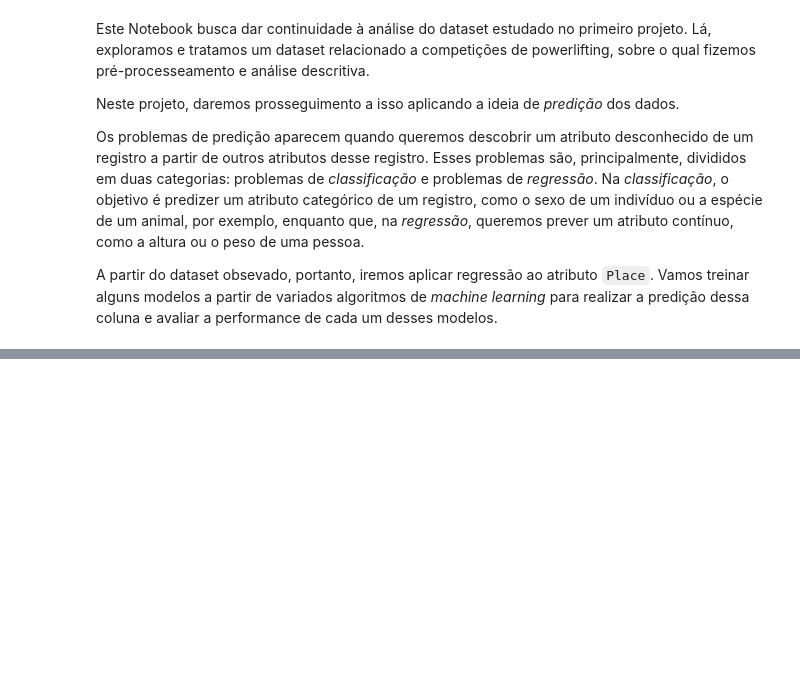
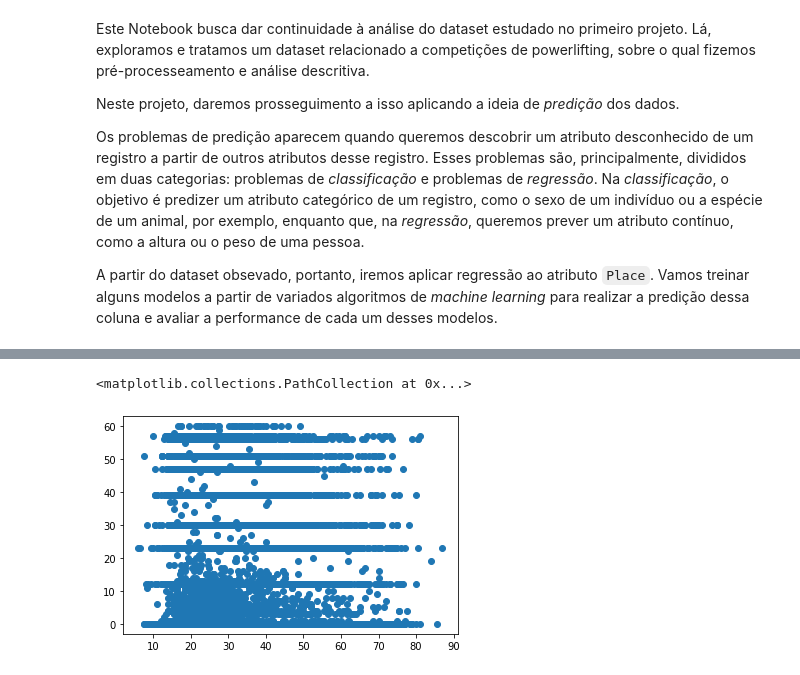
Before and after one commit to RafaelBNN/if697, a Jupyter notebook: Projeto_2_IF697.ipynb, the cells around one changed output, grey strips where cells are left out. Cells and saved outputs as stored; diff of their text form; code cells hidden in the pictures; blank space fills up the shorter version.

```diff
--- a/Projeto_2_IF697.ipynb
+++ b/Projeto_2_IF697.ipynb
@@ -55,0 +156,14 @@ A partir do dataset obsevado, portanto, iremos aplicar regressão ao atributo `P
+# %%
+#figs, axes = plt.subplots(2,3,figsize=(15,7))
+#dataset[['RM','target']].plot.scatter(x='RM',y='target',ax=axes[0,0])
+#dataset[['PTRATIO','target']].plot.scatter(x='PTRATIO',y='target',ax=axes[0,1])
+#dataset[['LSTAT','target']].plot.scatter(x='LSTAT',y='target',ax=axes[0,2])
+#dataset[['CRIM','target']].plot.scatter(x='CRIM',y='target',ax=axes[1,0])
+#dataset[['AGE','target']].plot.scatter(x='AGE',y='target',ax=axes[1,1])
+#dataset[['TAX','target']].plot.scatter(x='TAX',y='target',ax=axes[1,2])
+
+
+plt.scatter(x=df['Age'],y=df['Place'])
+# %% [output]
+<matplotlib.collections.PathCollection at 0x...>
+[figure, added]
```
Also changed, not shown: parts of 14 cells of this notebook.
